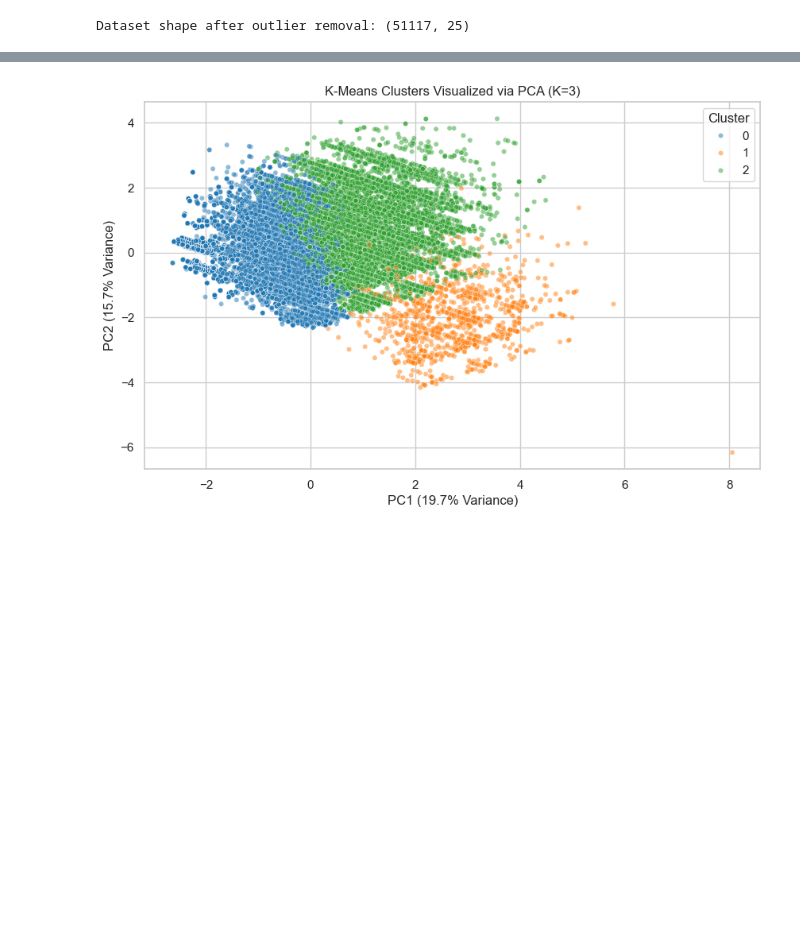
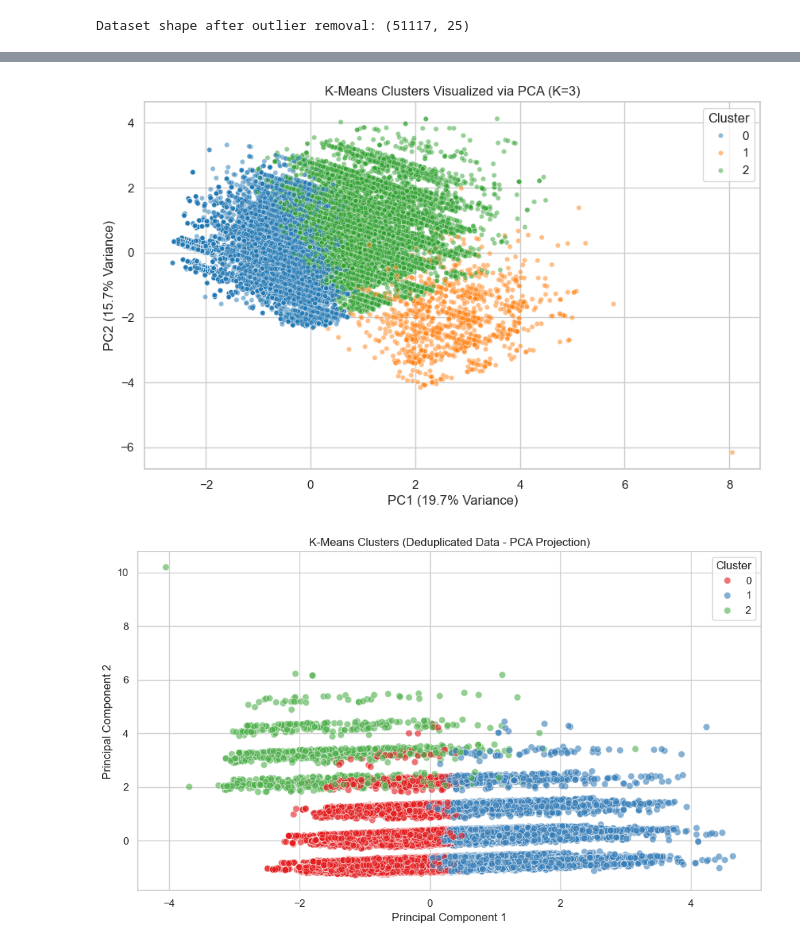
Before and after one commit to Hassan-El-Hakim/ML-Project, a Jupyter notebook: notebooks/04_data_preparation_for_clustering.ipynb, the cells around one changed output, grey strips where cells are left out. Saved outputs shown, nothing was run; the diff lists cells and outputs as text; code cells hidden in the pictures; blank space fills up the shorter version.

```diff
--- a/notebooks/04_data_preparation_for_clustering.ipynb
+++ b/notebooks/04_data_preparation_for_clustering.ipynb
@@ -130,6 +198,17 @@ cluster_labels = kmeans_final.fit_predict(X_cluster_transformed)
 df_cluster['Cluster'] = cluster_labels
 print("\nCluster Distribution:")
 print(df_cluster['Cluster'].value_counts())
+
+
+# Choose optimal K for deduplicated data based on the plots above
+optimal_k_unique = 3
+kmeans_final_unique = KMeans(n_clusters=optimal_k_unique, random_state=233, n_init=10)
+cluster_labels_unique = kmeans_final_unique.fit_predict(X_cluster_unique_transformed)
+
+# Attach cluster labels back to deduplicated dataframe
+df_cluster_unique['Cluster'] = cluster_labels_unique
+print("\nCluster Distribution (Deduplicated):")
+print(df_cluster_unique['Cluster'].value_counts())
 # %% [output]
 Cluster Distribution:
 Cluster
@@ -158,19 +261,46 @@ display(cluster_profile)
 # %%
 pca_2d = PCA(n_components=2, random_state=233)
 X_pca_2d = pca_2d.fit_transform(X_cluster_transformed)
 
 df_vis = pd.DataFrame(X_pca_2d, columns=['PC1', 'PC2'])
 df_vis['Cluster'] = cluster_labels
 
 plt.figure(figsize=(10, 6))
 sns.scatterplot(
     data=df_vis, x='PC1', y='PC2', hue='Cluster',
     palette='tab10', alpha=0.5, s=20
 )
 plt.title(f'K-Means Clusters Visualized via PCA (K={optimal_k})')
 plt.xlabel(f'PC1 ({pca_2d.explained_variance_ratio_[0]*100:.1f}% Variance)')
 plt.ylabel(f'PC2 ({pca_2d.explained_variance_ratio_[1]*100:.1f}% Variance)')
 plt.legend(title='Cluster')
 plt.show()
+
+
+# Reduce the deduplicated transformed features to 2 dimensions for visualization
+pca = PCA(n_components=2, random_state=233)
+X_pca_unique = pca.fit_transform(X_cluster_unique_transformed)
+
+# Create a temporary dataframe for plotting
+df_pca_unique = pd.DataFrame(X_pca_unique, columns=['PC1', 'PC2'])
+df_pca_unique['Cluster'] = cluster_labels_unique
+
+# Plot the clusters
+plt.figure(figsize=(10, 6))
+sns.scatterplot(
+    x='PC1', y='PC2',
+    hue='Cluster',
+    data=df_pca_unique,
+    palette='Set1',
+    alpha=0.6,
+    s=50
+)
+plt.title('K-Means Clusters (Deduplicated Data - PCA Projection)')
+plt.xlabel('Principal Component 1')
+plt.ylabel('Principal Component 2')
+plt.legend(title='Cluster')
+plt.tight_layout()
+plt.show()
 # %% [output]
 [figure]
+[figure, added]
```
Also changed, not shown: parts of 5 cells of this notebook, 2 other files.
